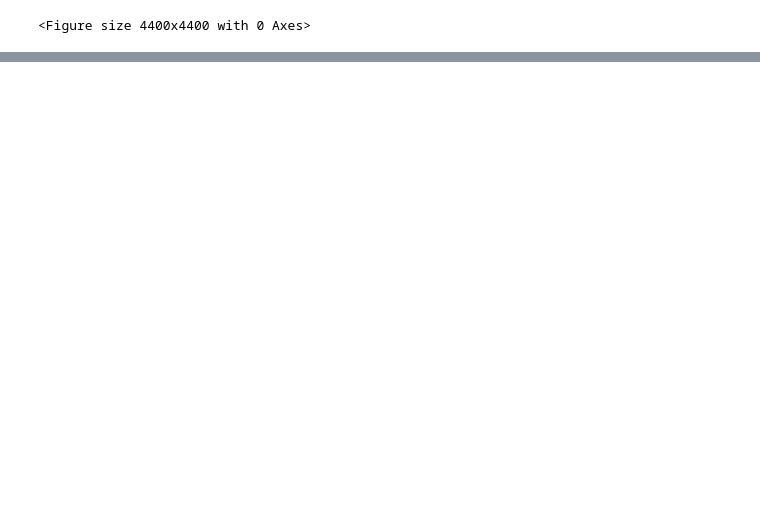
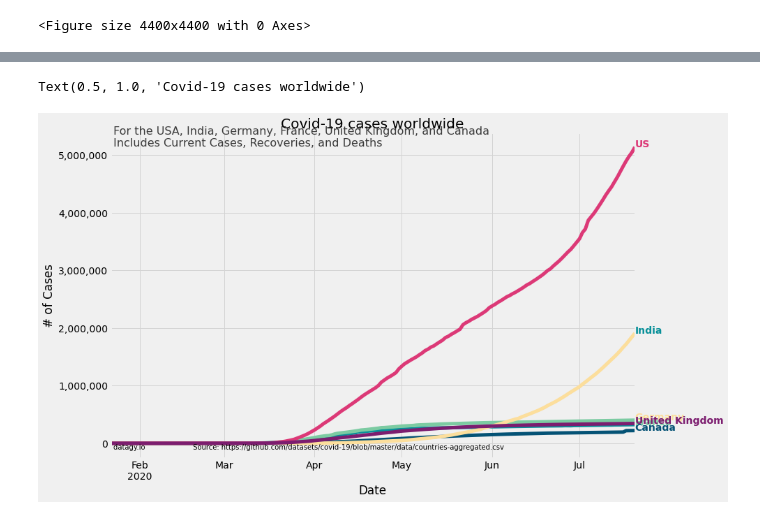
Before and after one commit to charithcherry/covid-19-data-analysis, a Jupyter notebook: covid_19_data_analysis.ipynb, the cells around one changed output, grey strips where cells are left out. Drawn from its saved outputs; the diff is of its cells as text; code cells hidden in the pictures; blank space fills up the shorter version.

```diff
--- a/covid_19_data_analysis.ipynb
+++ b/covid_19_data_analysis.ipynb
@@ -298,0 +424,8 @@ d1.iplot(kind='bar',x='Date',y='count')
+# %%
+#this data and scheme is derived
+df = pd.read_csv('https://raw.githubusercontent.com/datasets/covid-19/master/data/countries-aggregated.csv', parse_dates=['Date'])
+countries = ['Canada', 'Germany', 'United Kingdom', 'US', 'France', 'India']
+df = df[df['Country'].isin(countries)]
+
+
+df['Cases'] = df[['Confirmed', 'Recovered', 'Deaths']].sum(axis=1)
@@ -298,0 +434,33 @@ d1.iplot(kind='bar',x='Date',y='count')
+# %%
+df = df.pivot(index='Date', columns='Country', values='Cases')
+countries = list(df.columns)
+covid = df.reset_index('Date')
+covid.set_index(['Date'], inplace=True)
+covid.columns = countries
+# %%
+populations = {'Canada':37664517, 'Germany': 83721496 , 'United Kingdom': 67802690 , 'US': 330548815, 'France': 65239883, 'India':1380004385}
+percapita = covid.copy()
+for country in list(percapita.columns):
+    percapita[country] = percapita[country]/populations[country]*100000
+# %%
+
+colors = {'Canada':'#045275', 'India':'#089099', 'France':'#7CCBA2', 'Germany':'#FCDE9C', 'US':'#DC3977', 'United Kingdom':'#7C1D6F'}
+plt.style.use('fivethirtyeight')
+
+
+plot = covid.plot(figsize=(12,8), color=list(colors.values()), linewidth=5, legend=False)
+plot.yaxis.set_major_formatter(ticker.StrMethodFormatter('{x:,.0f}'))
+plot.grid(color='#d4d4d4')
+plot.set_xlabel('Date')
+plot.set_ylabel('# of Cases')
+
+
+for country in list(colors.keys()):
+    plot.text(x = covid.index[-1], y = covid[country].max(), color = colors[country], s = country, weight = 'bold')
+
+plot.text(x = covid.index[1], y = int(covid.max().max())+15000, s = "For the USA, India, Germany, France, United Kingdom, and Canada\nIncludes Current Cases, Recoveries, and Deaths", fontsize = 16, alpha = .75)
+plot.text(x = percapita.index[1], y = -100000,s = 'datagy.io                      Source: https://github.com/datasets/covid-19/blob/master/data/countries-aggregated.csv', fontsize = 10)
+plt.title('Covid-19 cases worldwide')
+# %% [output]
+Text(0.5, 1.0, 'Covid-19 cases worldwide')
+[figure, added]
```
Also changed, not shown: parts of 13 cells of this notebook.
